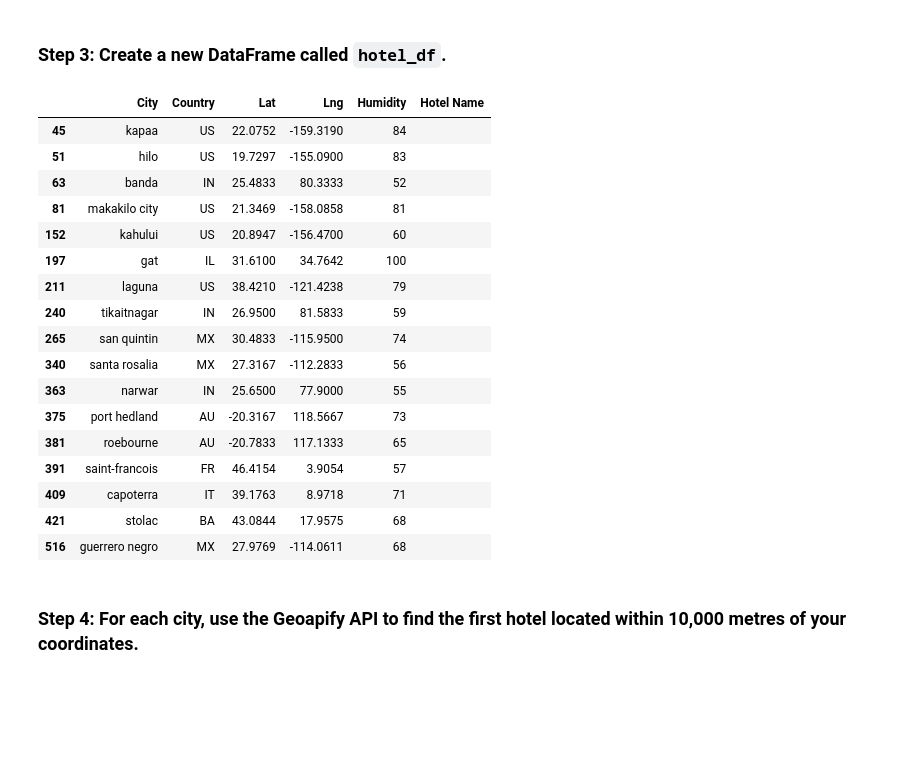
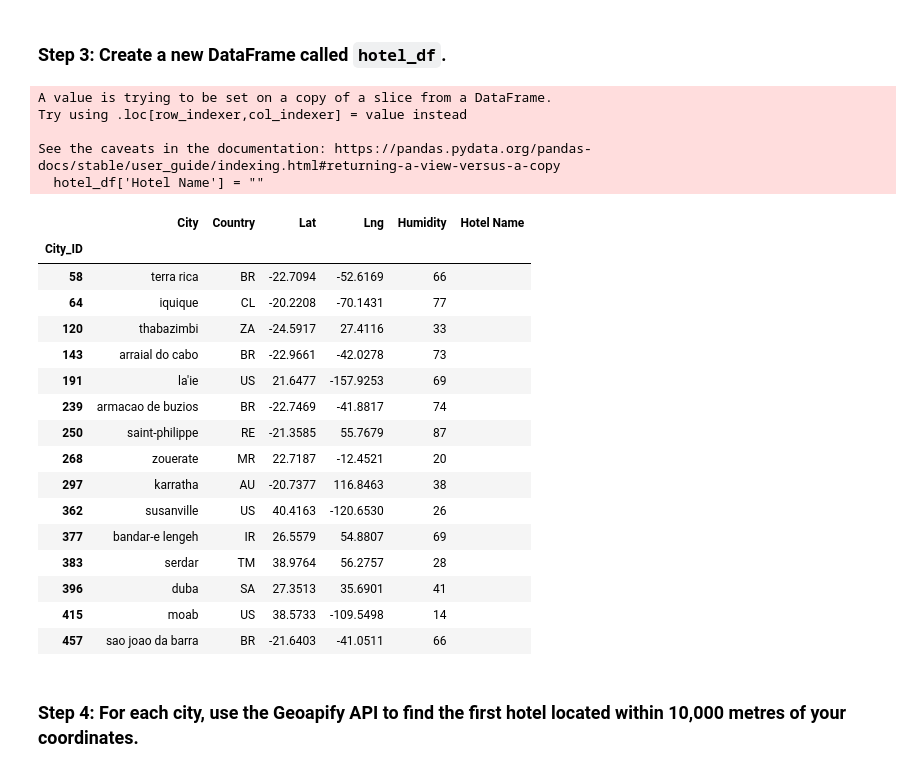
Before and after one commit to dsfackrell/python-api-challenge, a Jupyter notebook: WeatherPy/VacationPy.ipynb, the cells around one changed output. Drawn from its saved outputs; the diff is of its cells as text; code cells hidden in the pictures; blank space fills up the shorter version.

```diff
--- a/WeatherPy/VacationPy.ipynb
+++ b/WeatherPy/VacationPy.ipynb
@@ -41,12 +50,13 @@ city_map
 ### Step 2: Narrow down the `city_data_df` DataFrame to find your ideal weather condition
 # %%
 # Narrow down cities that fit criteria and drop any results with null values
-# YOUR CODE HERE
+ideal_city_df = city_data_df.loc[(city_data_df['Max Temp'] <= 27) & (city_data_df['Max Temp'] >= 21) &
+                                (city_data_df['Wind Speed'] <= 4.5) & (city_data_df['Cloudiness'] < 10)]
 
 # Drop any rows with null values
-# YOUR CODE HERE
+ideal_city_df = ideal_city_df.dropna()
 
 # Display sample data
-# YOUR CODE HERE
+ideal_city_df
 # %% [output]
 |  | City_ID | City | Lat | Lng | Max Temp | Humidity | Cloudiness | Wind Speed | Country | Date |
@@ -71,32 +79,36 @@ city_map
 ### Step 3: Create a new DataFrame called `hotel_df`.
 # %%
 # Use the Pandas copy function to create DataFrame called hotel_df to store the city, country, coordinates, and humidity
-# YOUR CODE HERE
-
+hotel_df = ideal_city_df[['City', 'Country', 'Lat', 'Lng', 'Humidity']]
+hotel_df.index.names = ['City_ID']
 # Add an empty column, "Hotel Name," to the DataFrame so you can store the hotel found using the Geoapify API
-# YOUR CODE HERE
+hotel_df['Hotel Name'] = ""
 
 # Display sample data
-# YOUR CODE HERE
+hotel_df
 # %% [output]
+A value is trying to be set on a copy of a slice from a DataFrame.
+Try using .loc[row_indexer,col_indexer] = value instead
+
+See the caveats in the documentation: https://pandas.pydata.org/pandas-docs/stable/user_guide/indexing.html#returning-a-view-versus-a-copy
+  hotel_df['Hotel Name'] = ""
 |  | City | Country | Lat | Lng | Humidity | Hotel Name |
-| 45 | kapaa | US | 22.0752 | -159.3190 | 84 |  |
-| 51 | hilo | US | 19.7297 | -155.0900 | 83 |  |
-| 63 | banda | IN | 25.4833 | 80.3333 | 52 |  |
-| 81 | makakilo city | US | 21.3469 | -158.0858 | 81 |  |
-| 152 | kahului | US | 20.8947 | -156.4700 | 60 |  |
-| 197 | gat | IL | 31.6100 | 34.7642 | 100 |  |
-| 211 | laguna | US | 38.4210 | -121.4238 | 79 |  |
-| 240 | tikaitnagar | IN | 26.9500 | 81.5833 | 59 |  |
-| 265 | san quintin | MX | 30.4833 | -115.9500 | 74 |  |
-| 340 | santa rosalia | MX | 27.3167 | -112.2833 | 56 |  |
-| 363 | narwar | IN | 25.6500 | 77.9000 | 55 |  |
-| 375 | port hedland | AU | -20.3167 | 118.5667 | 73 |  |
-| 381 | roebourne | AU | -20.7833 | 117.1333 | 65 |  |
-| 391 | saint-francois | FR | 46.4154 | 3.9054 | 57 |  |
-| 409 | capoterra | IT | 39.1763 | 8.9718 | 71 |  |
-| 421 | stolac | BA | 43.0844 | 17.9575 | 68 |  |
-| 516 | guerrero negro | MX | 27.9769 | -114.0611 | 68 |  |
+| City_ID |  |  |  |  |  |  |
+| 58 | terra rica | BR | -22.7094 | -52.6169 | 66 |  |
+| 64 | iquique | CL | -20.2208 | -70.1431 | 77 |  |
+| 120 | thabazimbi | ZA | -24.5917 | 27.4116 | 33 |  |
+| 143 | arraial do cabo | BR | -22.9661 | -42.0278 | 73 |  |
+| 191 | la'ie | US | 21.6477 | -157.9253 | 69 |  |
+| 239 | armacao de buzios | BR | -22.7469 | -41.8817 | 74 |  |
+| 250 | saint-philippe | RE | -21.3585 | 55.7679 | 87 |  |
+| 268 | zouerate | MR | 22.7187 | -12.4521 | 20 |  |
+| 297 | karratha | AU | -20.7377 | 116.8463 | 38 |  |
+| 362 | susanville | US | 40.4163 | -120.6530 | 26 |  |
+| 377 | bandar-e lengeh | IR | 26.5579 | 54.8807 | 69 |  |
+| 383 | serdar | TM | 38.9764 | 56.2757 | 28 |  |
+| 396 | duba | SA | 27.3513 | 35.6901 | 41 |  |
+| 415 | moab | US | 38.5733 | -109.5498 | 14 |  |
+| 457 | sao joao da barra | BR | -21.6403 | -41.0511 | 66 |  |
 # %% [markdown]
 ### Step 4: For each city, use the Geoapify API to find the first hotel located within 10,000 metres of your coordinates.
 # %%
```
Also changed, not shown: parts of 2 cells of this notebook.
